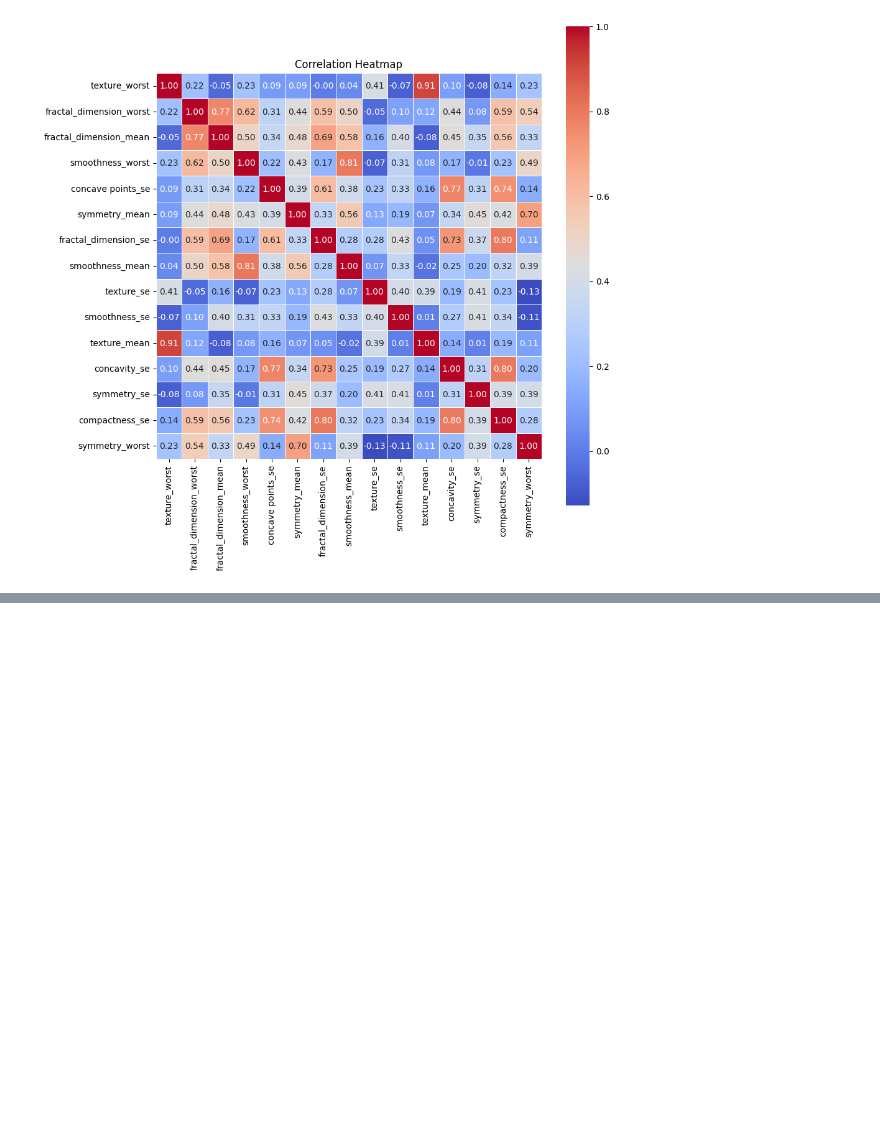
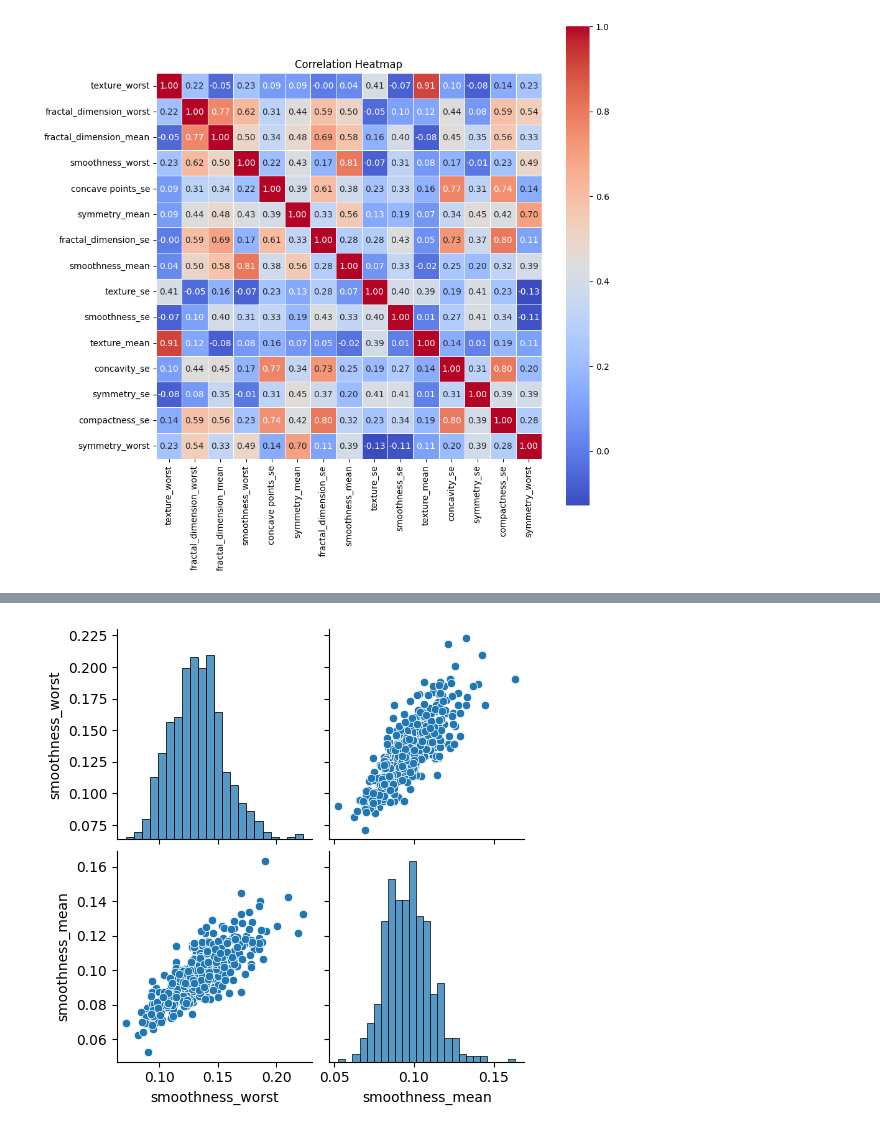
Before and after one commit to tselane2110/Breast-Cancer-Detection, a Jupyter notebook: BreastCancerPrediction.ipynb, the cells around one changed output, grey strips where cells are left out. Saved outputs shown, nothing was run; the diff lists cells and outputs as text; code cells hidden in the pictures; blank space fills up the shorter version.

```diff
--- a/BreastCancerPrediction.ipynb
+++ b/BreastCancerPrediction.ipynb
@@ -1060,0 +1077,6 @@ plt.show()
+# %%
+# to test if their relationship is linearly correlated
+sns.pairplot(g9)
+plt.show()
+# %% [output]
+[figure, added]
```
Also changed, not shown: parts of 29 cells of this notebook.
